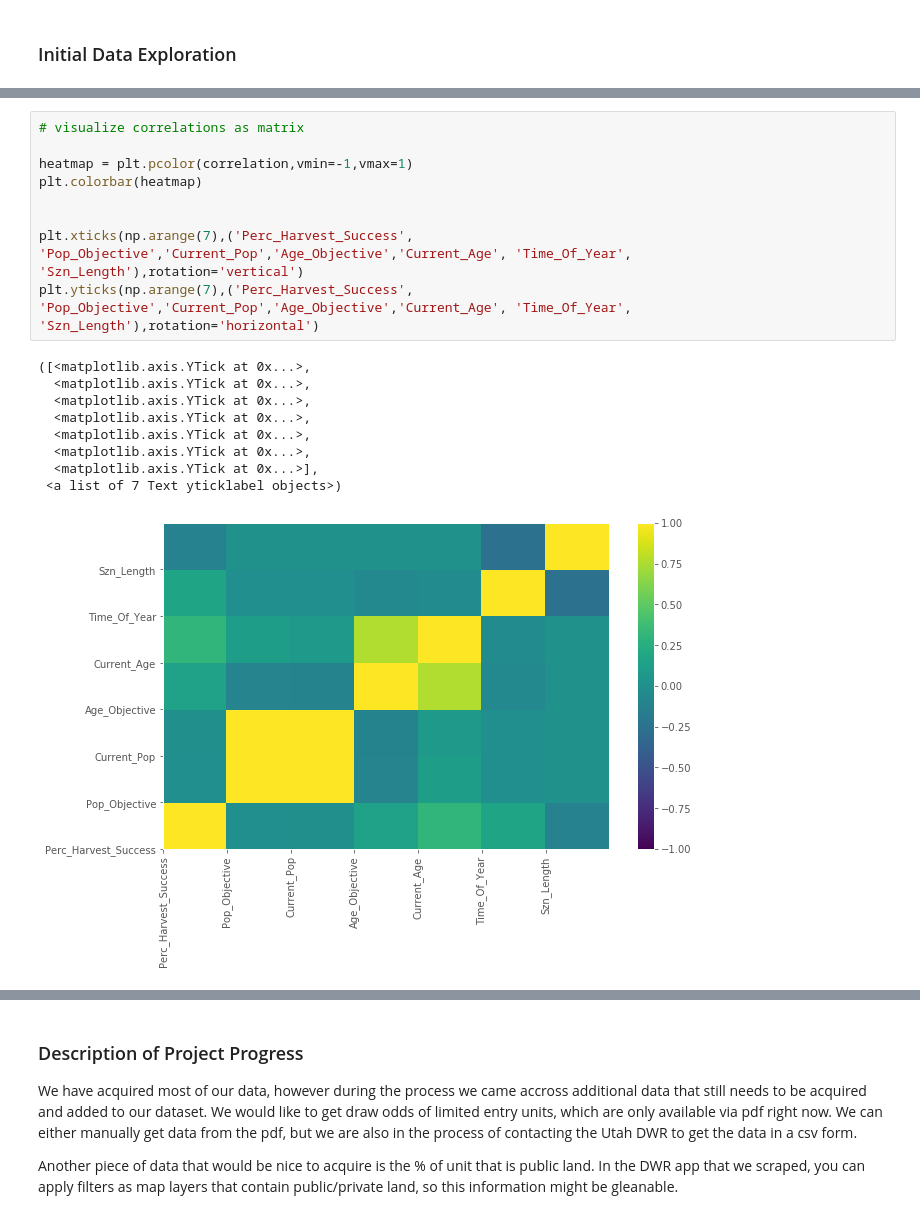
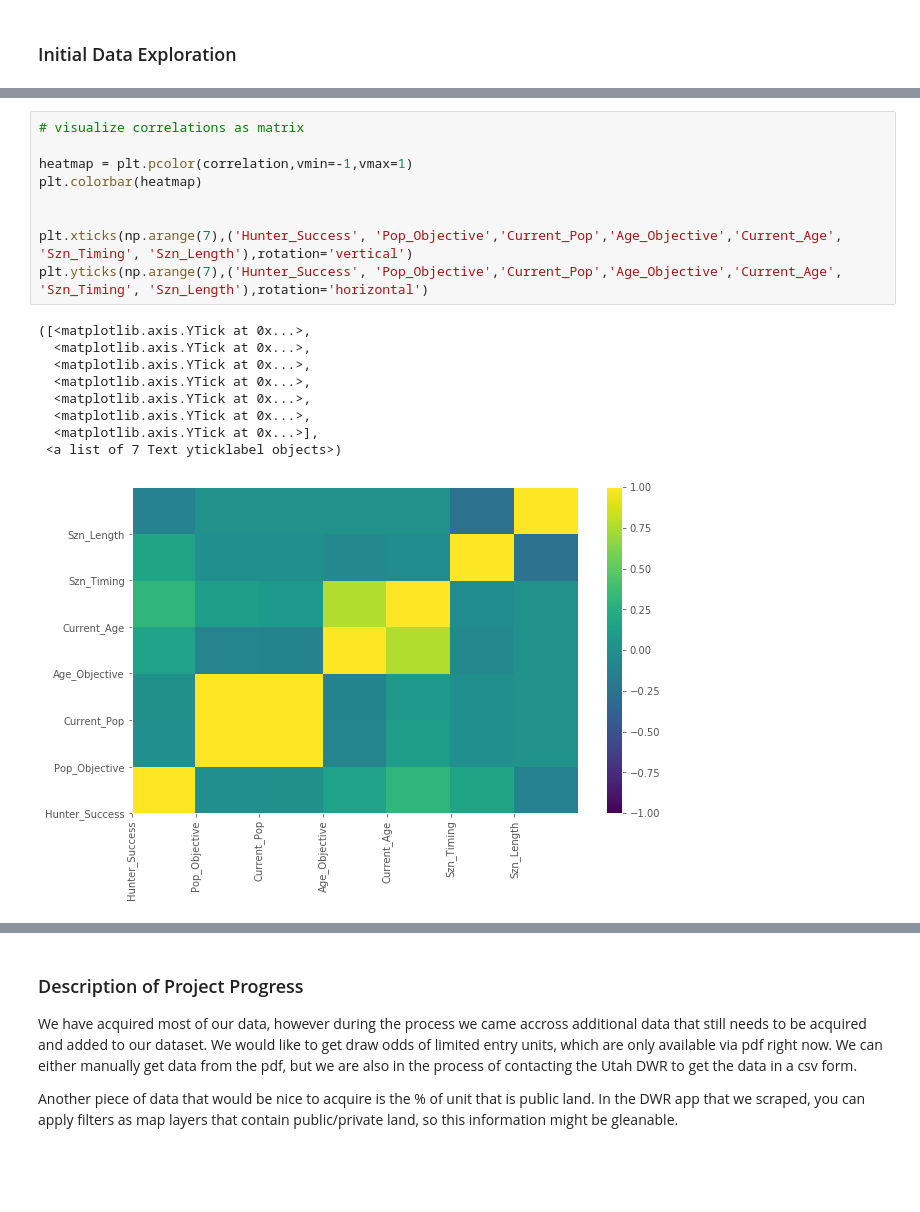
Before and after one commit to nedchanatry/ActaeonProj, a Jupyter notebook: Scrape2.ipynb, the cells around one changed output, grey strips where cells are left out. Cells and saved outputs as stored; diff of their text form; blank space fills up the shorter version.

```diff
--- a/Scrape2.ipynb
+++ b/Scrape2.ipynb
@@ -301,22 +411,22 @@ fd.sort_values(['Current_Pop', 'Current_Age', 'Perc_ Harvest_Success'], ascendin
 # %%
 # visualize correlations as matrix
 
 heatmap = plt.pcolor(correlation,vmin=-1,vmax=1)
 plt.colorbar(heatmap)
 
 
-plt.xticks(np.arange(7),('Perc_Harvest_Success', 'Pop_Objective','Current_Pop','Age_Objective','Current_Age', 'Time_Of_Year', 'Szn_Length'),rotation='vertical')
-plt.yticks(np.arange(7),('Perc_Harvest_Success', 'Pop_Objective','Current_Pop','Age_Objective','Current_Age', 'Time_Of_Year', 'Szn_Length'),rotation='horizontal')
+plt.xticks(np.arange(7),('Hunter_Success', 'Pop_Objective','Current_Pop','Age_Objective','Current_Age', 'Szn_Timing', 'Szn_Length'),rotation='vertical')
+plt.yticks(np.arange(7),('Hunter_Success', 'Pop_Objective','Current_Pop','Age_Objective','Current_Age', 'Szn_Timing', 'Szn_Length'),rotation='horizontal')
 # %% [output]
 ([<matplotlib.axis.YTick at 0x...>,
   <matplotlib.axis.YTick at 0x...>,
   <matplotlib.axis.YTick at 0x...>,
   <matplotlib.axis.YTick at 0x...>,
   <matplotlib.axis.YTick at 0x...>,
   <matplotlib.axis.YTick at 0x...>,
   <matplotlib.axis.YTick at 0x...>],
  <a list of 7 Text yticklabel objects>)
-[figure, old version]
+[figure, new version]
 # %%
 # Regression on hunt success
 
```
Also changed, not shown: parts of 8 cells of this notebook.
